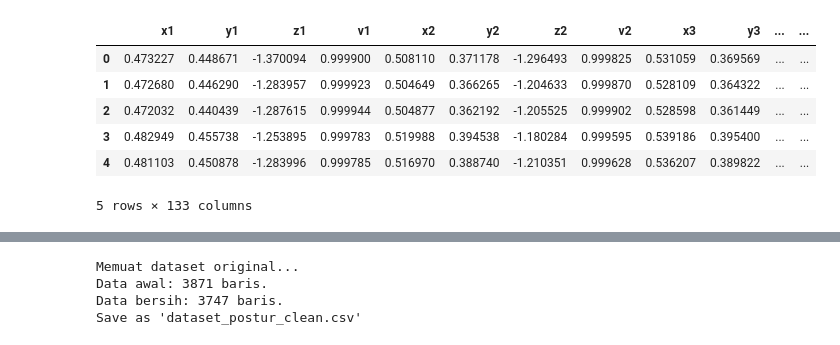
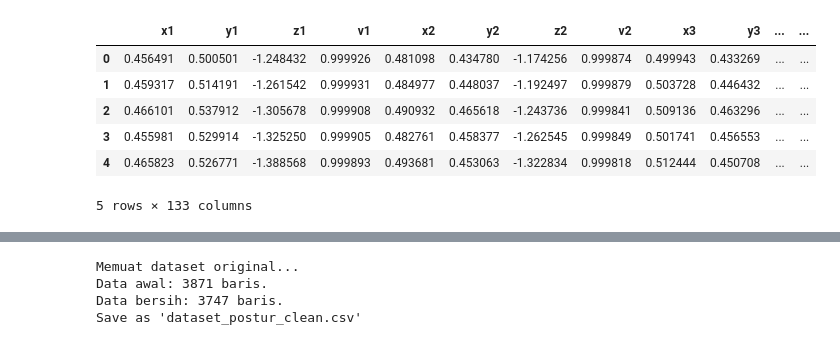
Before and after one commit to JasonNicholas07/posture-detection, a Jupyter notebook: eda_posture.ipynb, the cells around one changed output, grey strips where cells are left out. Cells and saved outputs as stored; diff of their text form; code cells hidden in the pictures.

```diff
--- a/eda_posture.ipynb
+++ b/eda_posture.ipynb
@@ -6,15 +6,18 @@ import pandas as pd
 import seaborn as sns
 # %%
 # data loading
-df_main = pd.read_csv('dataset_postur_v3.csv')
+df_person = pd.read_csv('dataset_postur_sam.csv')
+df_v3 = pd.read_csv('dataset_postur_v3.csv')
+
+df_main = pd.concat([df_person, df_v3])
 df_main.head()
 # %% [output]
 |  | x1 | y1 | z1 | v1 | x2 | y2 | z2 | v2 | x3 | y3 | ... | ... |
-| 0 | 0.473227 | 0.448671 | -1.370094 | 0.999900 | 0.508110 | 0.371178 | -1.296493 | 0.999825 | 0.531059 | 0.369569 | ... | ... |
-| 1 | 0.472680 | 0.446290 | -1.283957 | 0.999923 | 0.504649 | 0.366265 | -1.204633 | 0.999870 | 0.528109 | 0.364322 | ... | ... |
-| 2 | 0.472032 | 0.440439 | -1.287615 | 0.999944 | 0.504877 | 0.362192 | -1.205525 | 0.999902 | 0.528598 | 0.361449 | ... | ... |
-| 3 | 0.482949 | 0.455738 | -1.253895 | 0.999783 | 0.519988 | 0.394538 | -1.180284 | 0.999595 | 0.539186 | 0.395400 | ... | ... |
-| 4 | 0.481103 | 0.450878 | -1.283996 | 0.999785 | 0.516970 | 0.388740 | -1.210351 | 0.999628 | 0.536207 | 0.389822 | ... | ... |
+| 0 | 0.456491 | 0.500501 | -1.248432 | 0.999926 | 0.481098 | 0.434780 | -1.174256 | 0.999874 | 0.499943 | 0.433269 | ... | ... |
+| 1 | 0.459317 | 0.514191 | -1.261542 | 0.999931 | 0.484977 | 0.448037 | -1.192497 | 0.999879 | 0.503728 | 0.446432 | ... | ... |
+| 2 | 0.466101 | 0.537912 | -1.305678 | 0.999908 | 0.490932 | 0.465618 | -1.243736 | 0.999841 | 0.509136 | 0.463296 | ... | ... |
+| 3 | 0.455981 | 0.529914 | -1.325250 | 0.999905 | 0.482761 | 0.458377 | -1.262545 | 0.999849 | 0.501741 | 0.456553 | ... | ... |
+| 4 | 0.465823 | 0.526771 | -1.388568 | 0.999893 | 0.493681 | 0.453063 | -1.322834 | 0.999818 | 0.512444 | 0.450708 | ... | ... |
 5 rows × 133 columns
 # %%
 # cek proporsi data
```
Also changed, not shown: parts of 3 cells of this notebook, 9 other files.
